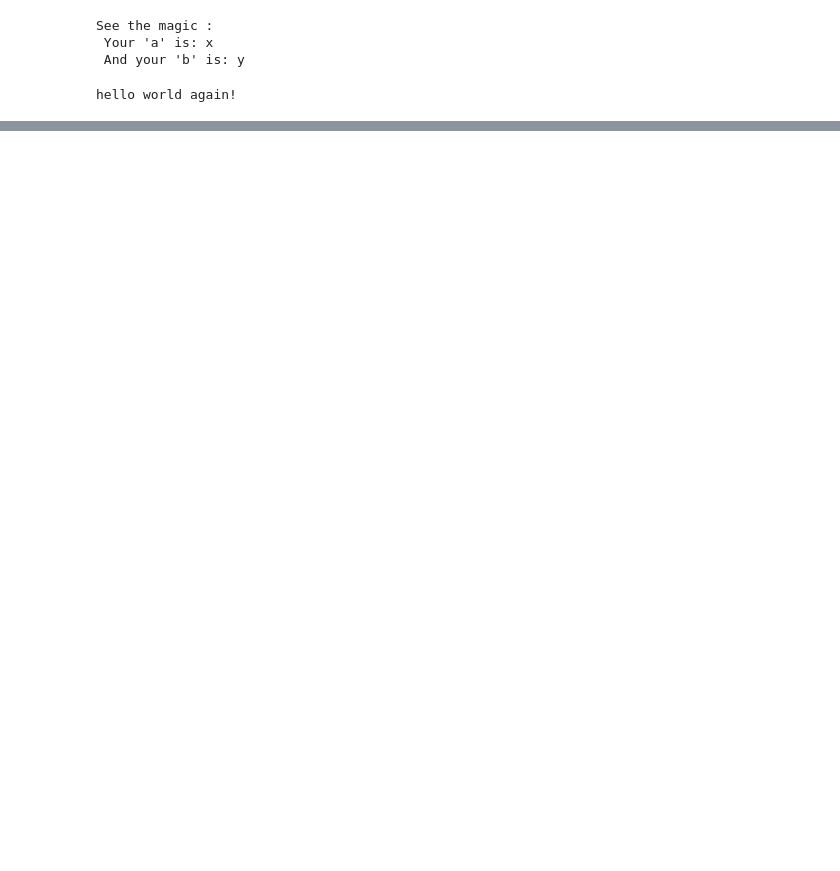
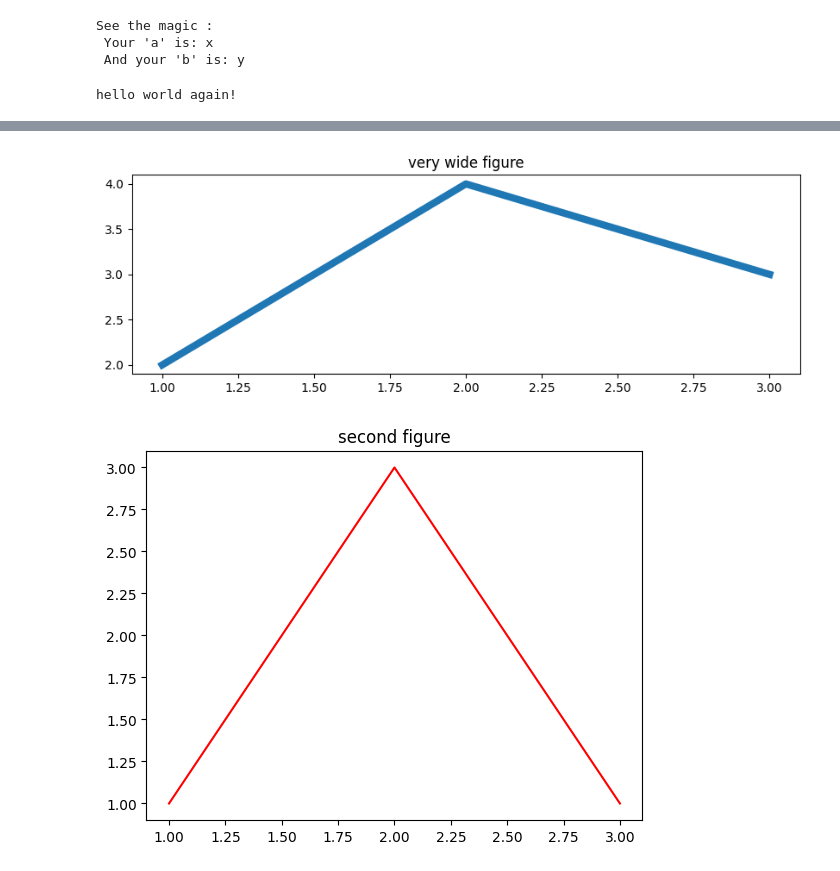
Before and after one commit to mdgolammafuz/NumericalAstrophysics-_-Python, a Jupyter notebook: Shadow_Numerical_Codes/try.ipynb, the cells around one changed output, grey strips where cells are left out. Saved outputs shown, nothing was run; the diff lists cells and outputs as text; code cells hidden in the pictures; blank space fills up the shorter version.

```diff
--- a/Shadow_Numerical_Codes/try.ipynb
+++ b/Shadow_Numerical_Codes/try.ipynb
@@ -136,0 +668,15 @@ hello world again!
+# %%
+import matplotlib.pyplot as plt
+
+plt.figure(figsize=(10, 3))
+plt.plot([1, 2, 3], [2, 4, 3], linewidth = 6)
+plt.title('very wide figure')
+# plt.savefig('output/fig1.png') # do not change, saving to output folder
+
+plt.figure()  # new figure of default size
+plt.plot([1, 2, 3], [1, 3, 1], 'r')
+plt.title('second figure');
+# plt.savefig('output/fig2.png')   # do not change, saving to output folder
+# %% [output]
+[figure, added]
+[figure, added]
```
Also changed, not shown: parts of 55 cells of this notebook, 1 other file.
